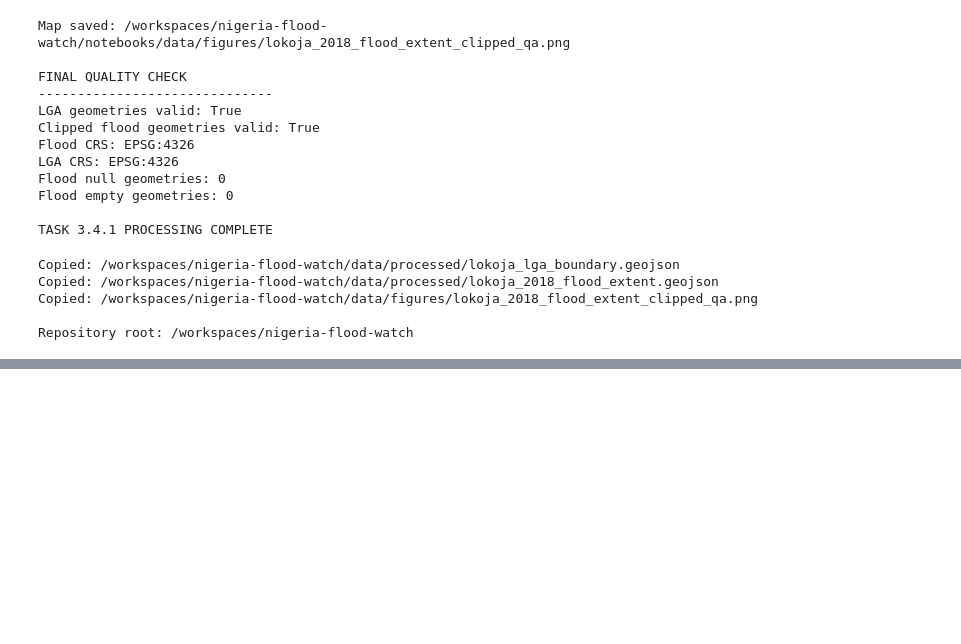
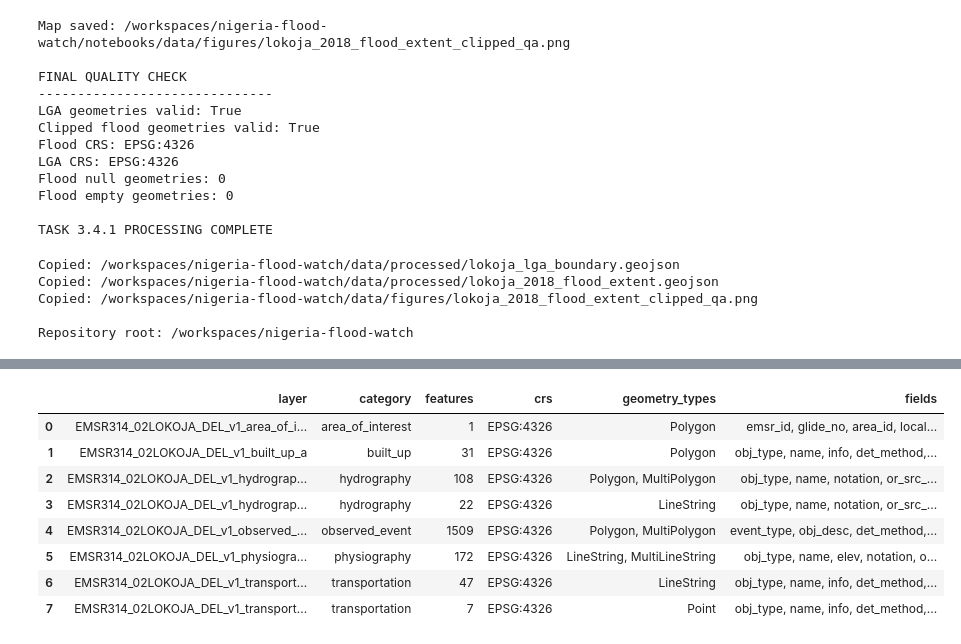
Before and after one commit to Code-blize/nigeria-flood-watch, a Jupyter notebook: notebooks/01_data_exploration.ipynb, the cells around one changed output, grey strips where cells are left out. Cells and saved outputs as stored; diff of their text form; code cells hidden in the pictures; blank space fills up the shorter version.

```diff
--- a/notebooks/01_data_exploration.ipynb
+++ b/notebooks/01_data_exploration.ipynb
@@ -757,0 +796,72 @@ Repository root: /workspaces/nigeria-flood-watch
+# %%
+from pathlib import Path
+import geopandas as gpd
+import pandas as pd
+
+EXTRACT_DIR = (
+    PROJECT_ROOT /
+    "data" /
+    "raw" /
+    "EMSR314_02_extracted"
+)
+
+# Identify relevant Copernicus shapefiles
+keywords = [
+    "hydrography",
+    "built_up",
+    "transportation",
+    "physiography",
+    "area_of_interest",
+    "observed_event"
+]
+
+shapefiles = list(EXTRACT_DIR.rglob("*.shp"))
+
+print("COPERNICUS SUPPORTING LAYERS")
+print("=" * 65)
+
+layer_results = []
+
+for shp in sorted(shapefiles):
+
+    matching_keyword = next(
+        (
+            keyword for keyword in keywords
+            if keyword.lower() in shp.stem.lower()
+        ),
+        None
+    )
+
+    if matching_keyword is None:
+        continue
+
+    gdf = gpd.read_file(shp)
+
+    result = {
+        "layer": shp.stem,
+        "category": matching_keyword,
+        "features": len(gdf),
+        "crs": str(gdf.crs),
+        "geometry_types": ", ".join(
+            gdf.geom_type.value_counts().index.astype(str)
+        ),
+        "fields": ", ".join(
+            str(c) for c in gdf.columns if c != "geometry"
+        )
+    }
+
+    layer_results.append(result)
+
+    print(f"\nLayer: {shp.stem}")
+    print("Features:", len(gdf))
+    print("CRS:", gdf.crs)
+    print("Geometry types:")
+    print(gdf.geom_type.value_counts())
+    print("Attributes:")
+    print(gdf.drop(columns="geometry").head(3))
+
+layer_inventory = pd.DataFrame(layer_results)
+
+print("\n\nCONSOLIDATED LAYER INVENTORY")
+display(layer_inventory)
+# %% [output]
@@ -757,0 +885,9 @@ Repository root: /workspaces/nigeria-flood-watch
+|  | layer | category | features | crs | geometry_types | fields |
+| 0 | EMSR314_02LOKOJA_DEL_v1_area_of_i... | area_of_interest | 1 | EPSG:4326 | Polygon | emsr_id, glide_no, area_id, local... |
+| 1 | EMSR314_02LOKOJA_DEL_v1_built_up_a | built_up | 31 | EPSG:4326 | Polygon | obj_type, name, info, det_method,... |
+| 2 | EMSR314_02LOKOJA_DEL_v1_hydrograp... | hydrography | 108 | EPSG:4326 | Polygon, MultiPolygon | obj_type, name, notation, or_src_... |
+| 3 | EMSR314_02LOKOJA_DEL_v1_hydrograp... | hydrography | 22 | EPSG:4326 | LineString | obj_type, name, notation, or_src_... |
+| 4 | EMSR314_02LOKOJA_DEL_v1_observed_... | observed_event | 1509 | EPSG:4326 | Polygon, MultiPolygon | event_type, obj_desc, det_method,... |
+| 5 | EMSR314_02LOKOJA_DEL_v1_physiogra... | physiography | 172 | EPSG:4326 | LineString, MultiLineString | obj_type, name, elev, notation, o... |
+| 6 | EMSR314_02LOKOJA_DEL_v1_transport... | transportation | 47 | EPSG:4326 | LineString | obj_type, name, info, det_method,... |
+| 7 | EMSR314_02LOKOJA_DEL_v1_transport... | transportation | 7 | EPSG:4326 | Point | obj_type, name, info, det_method,... |
```
Also changed, not shown: parts of 11 cells of this notebook, 3 other files.
